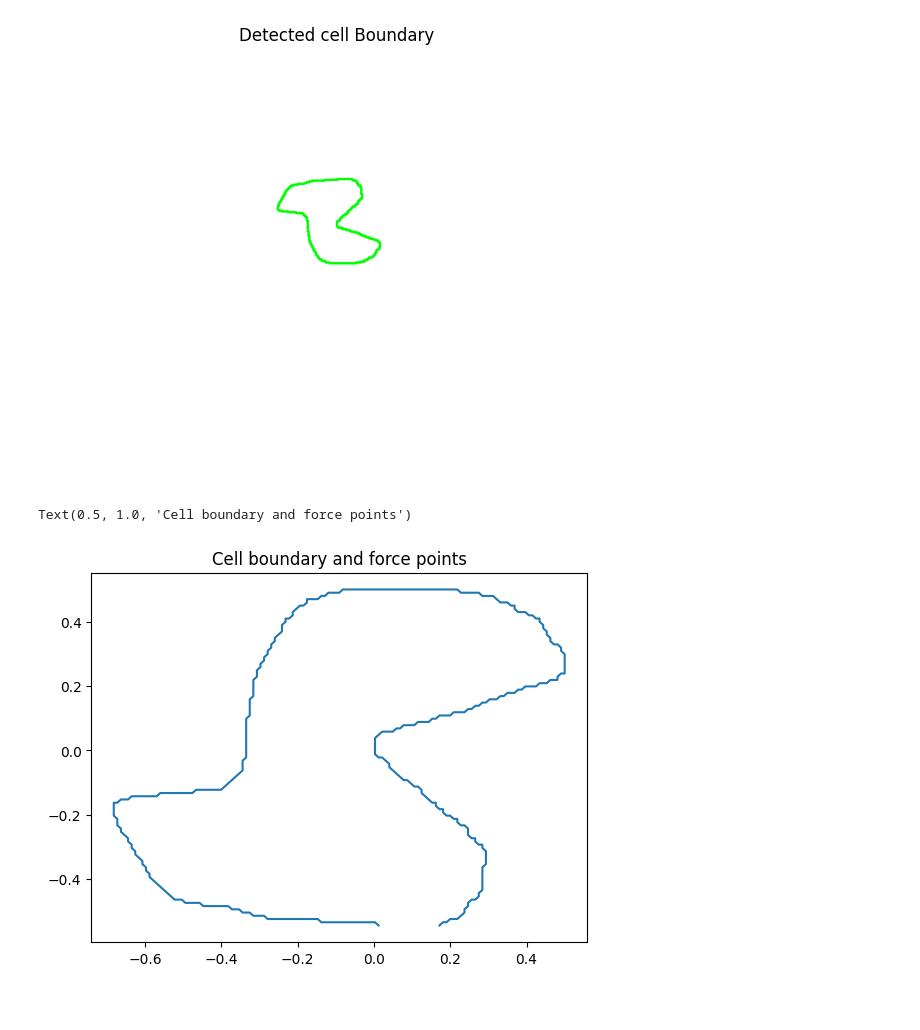
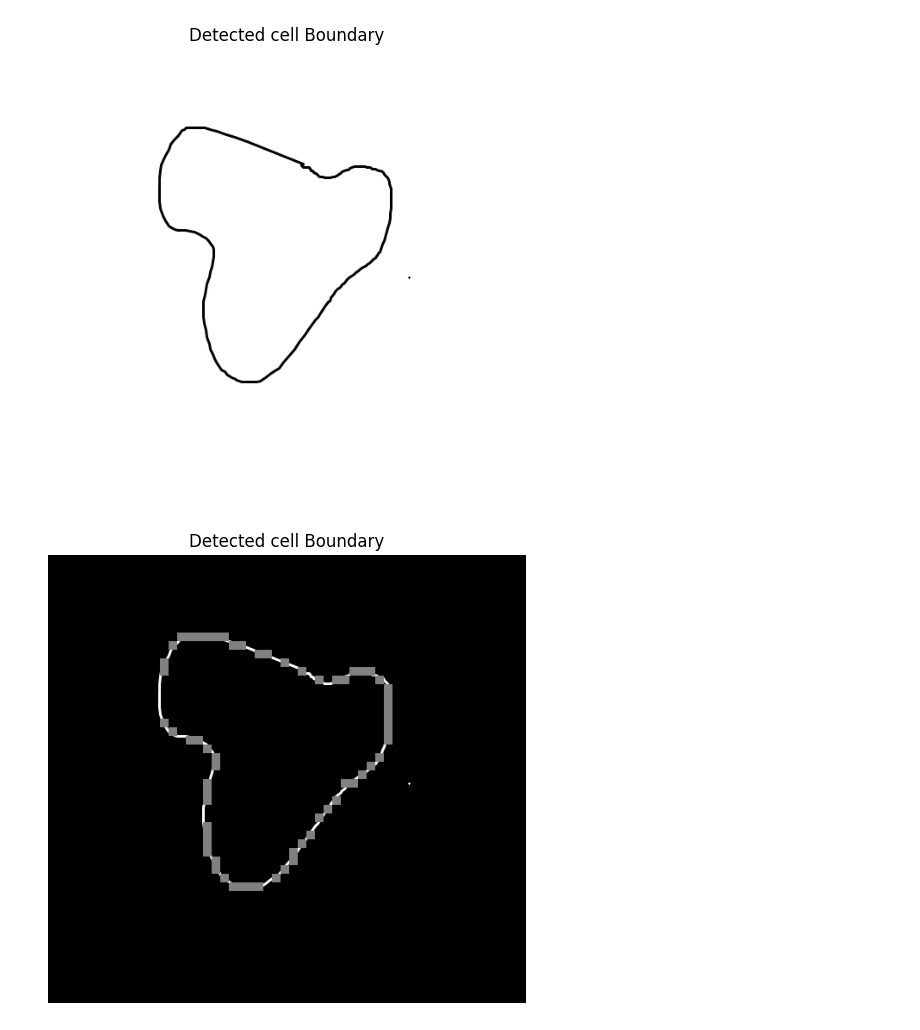
Before and after one commit to utksara/cellmech, a Jupyter notebook: demonstration.ipynb, the cells around one changed output. Drawn from its saved outputs; the diff is of its cells as text; code cells hidden in the pictures; blank space fills up the shorter version.

```diff
--- a/demonstration.ipynb
+++ b/demonstration.ipynb
@@ -7,7 +7,7 @@ import matplotlib.pyplot as plt
 import pandas as pd
 
 # open microfscopic image of cell and convert it into matrix
-image_matrix = np.array(Image.open('images/cell_boundary/img5.png').convert('L'))
+image_matrix = np.array(Image.open('images/cell_boundary/img2.png').convert('L'))
 image_dim = np.shape(image_matrix)
 
 # define all the parameters that are required to calculata traction forces
@@ -25,7 +25,8 @@ first we will a dummy force field using known function (symmetric gausian) to ca
 use generated dispclement field to retrieve original force field so see if calculations match
 '''
 
-force_points, updated_image = detect_shapes(image_matrix, detection_threshold = 0.5)
+# force_points, updated_image = detect_shapes(image_matrix, detection_threshold = 0.7)
+force_points, updated_image = detect_shapes_deprecated(image_matrix, detection_threshold = 0.7)
 
 np.save('force_points.npy', np.array(force_points))
 saved = np.load('force_points.npy')
@@ -37,8 +56,8 @@ y_axis = np.linspace(-1, 1, updated_image.shape[1])
 # %%
+plot_results(image_matrix)
 plot_results(updated_image)
-plt.plot(force_points[:,0], force_points[:,1])
-plt.title("Cell boundary and force points")
+# plt.plot(force_points[:,0], force_points[:,1])
+# plt.title("Cell boundary and force points")
 # %% [output]
-[figure, old version]
+[figure, new version]
-Text(0.5, 1.0, 'Cell boundary and force points')
-[figure, old version]
+[figure, new version]
```
Also changed, not shown: parts of 6 cells of this notebook, 6 other files.
